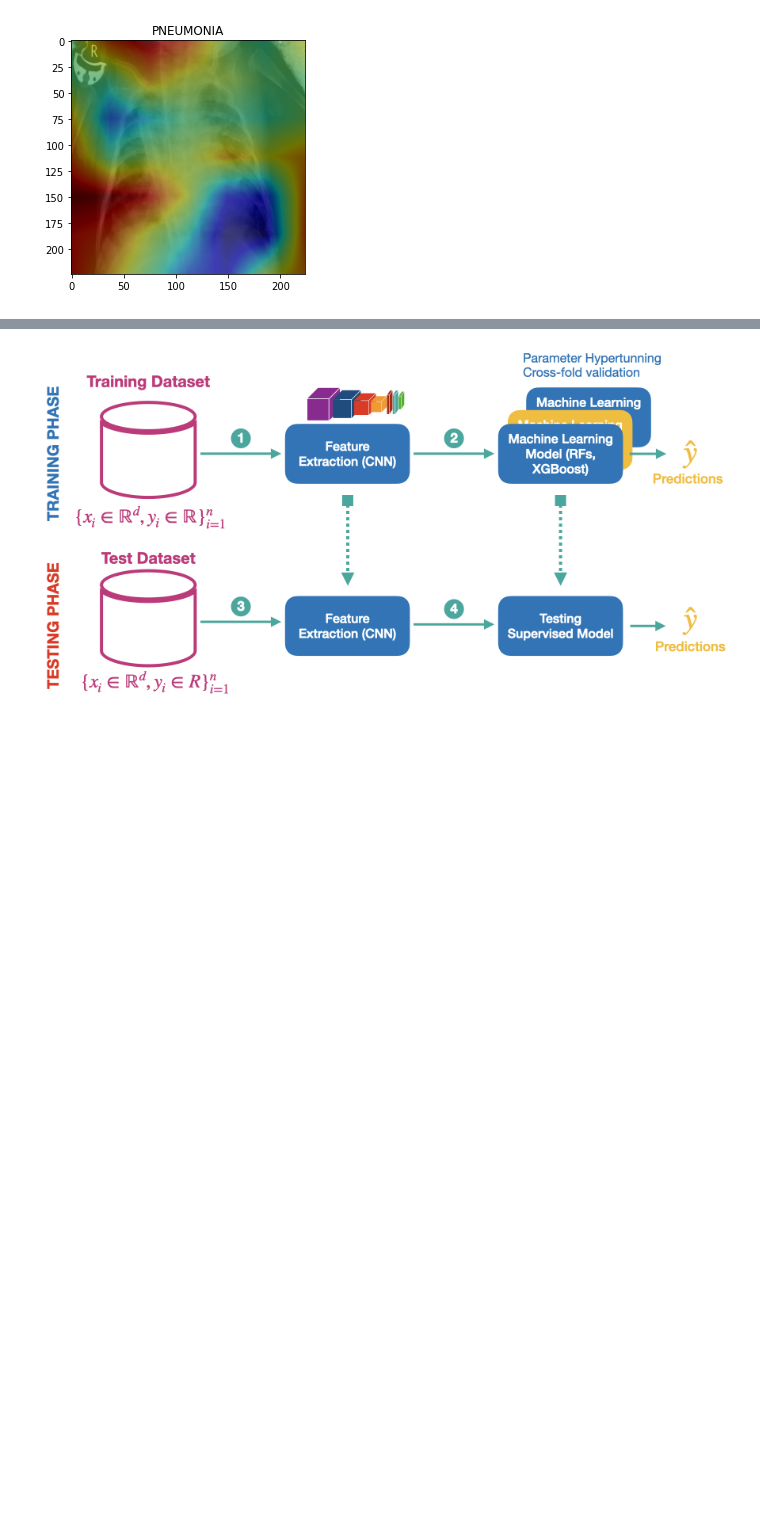
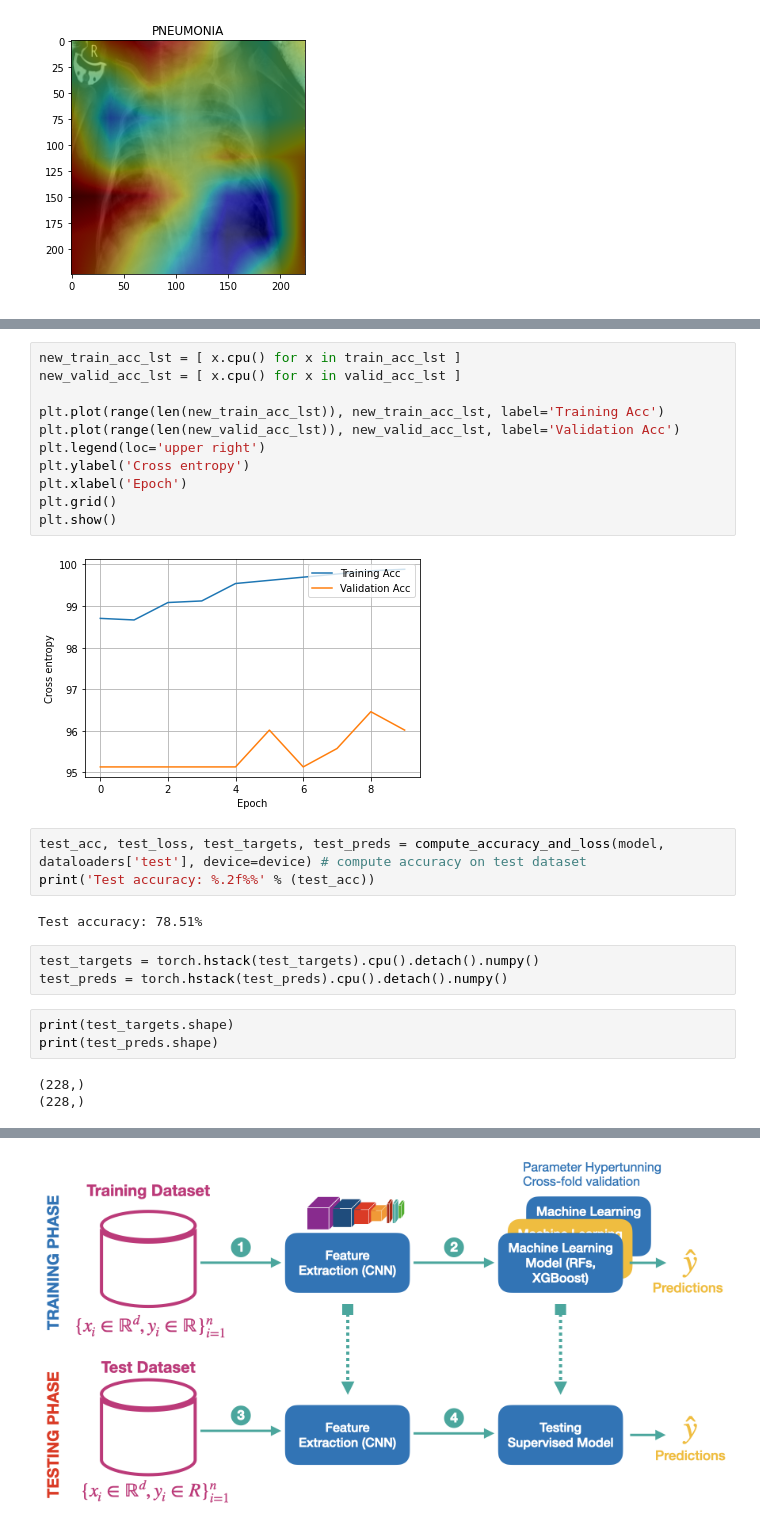
Before and after one commit to ManuelSzecsenyi/hslu_artifin_cnn_pneunomia_recognition, a Jupyter notebook: final_project_pneunomia_ex.ipynb, the cells around one changed output, grey strips where cells are left out. Cells and saved outputs as stored; diff of their text form; blank space fills up the shorter version.

```diff
--- a/final_project_pneunomia_ex.ipynb
+++ b/final_project_pneunomia_ex.ipynb
@@ -579,0 +674,27 @@ Interpreting how the CNN model obtained its predictions helps to gain trust on t
+# %%
+new_train_acc_lst = [ x.cpu() for x in train_acc_lst ]
+new_valid_acc_lst = [ x.cpu() for x in valid_acc_lst ]
+
+plt.plot(range(len(new_train_acc_lst)), new_train_acc_lst, label='Training Acc')
+plt.plot(range(len(new_valid_acc_lst)), new_valid_acc_lst, label='Validation Acc')
+plt.legend(loc='upper right')
+plt.ylabel('Cross entropy')
+plt.xlabel('Epoch')
+plt.grid()
+plt.show()
+# %% [output]
+[figure, added]
+# %%
+test_acc, test_loss, test_targets, test_preds = compute_accuracy_and_loss(model, dataloaders['test'], device=device) # compute accuracy on test dataset
+print('Test accuracy: %.2f%%' % (test_acc))
+# %% [output]
+Test accuracy: 78.51%
+# %%
+test_targets = torch.hstack(test_targets).cpu().detach().numpy()
+test_preds = torch.hstack(test_preds).cpu().detach().numpy()
+# %%
+print(test_targets.shape)
+print(test_preds.shape)
+# %% [output]
+(228,)
+(228,)
```
Also changed, not shown: parts of 31 cells of this notebook, 2 other files.
